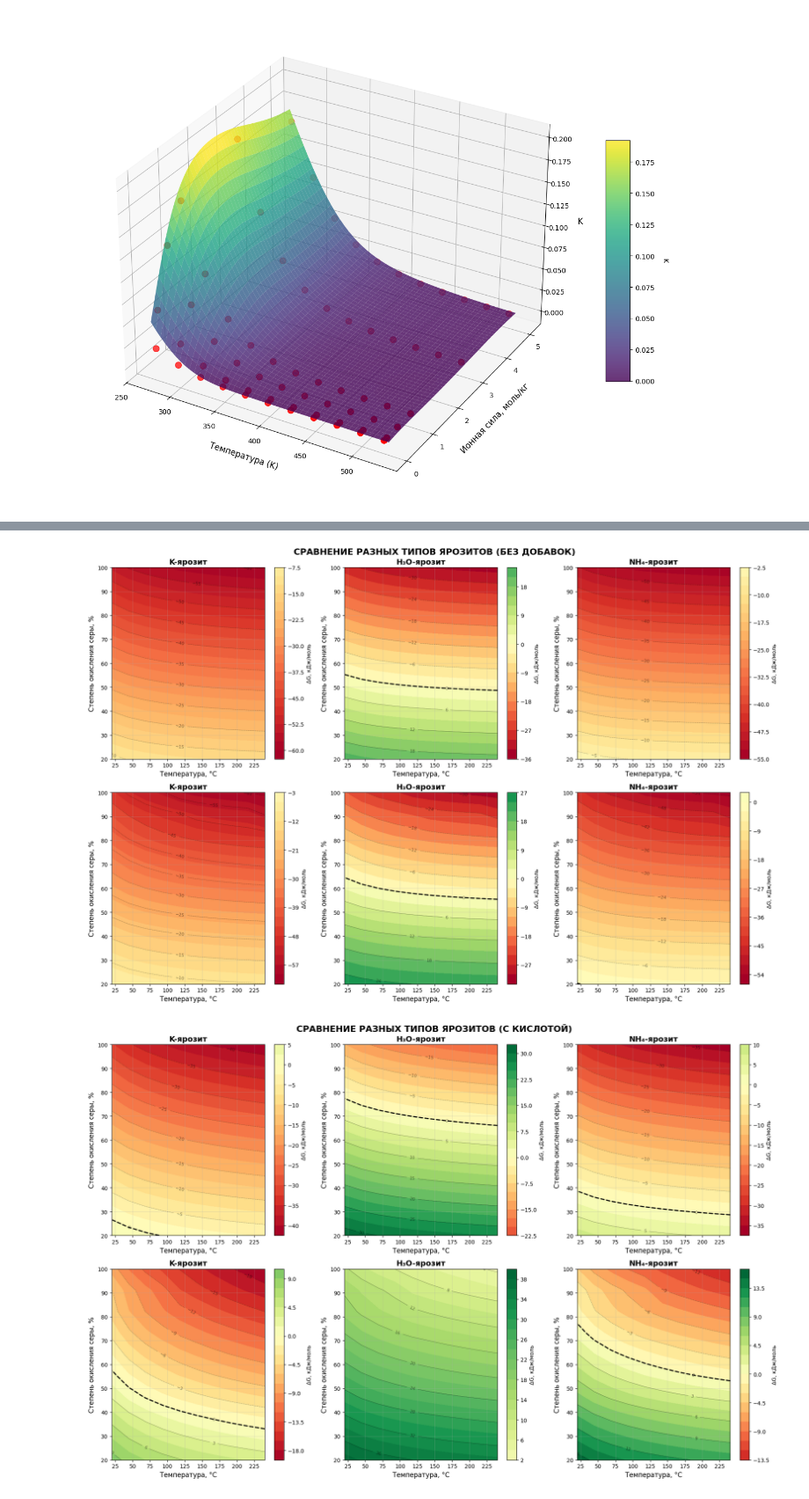
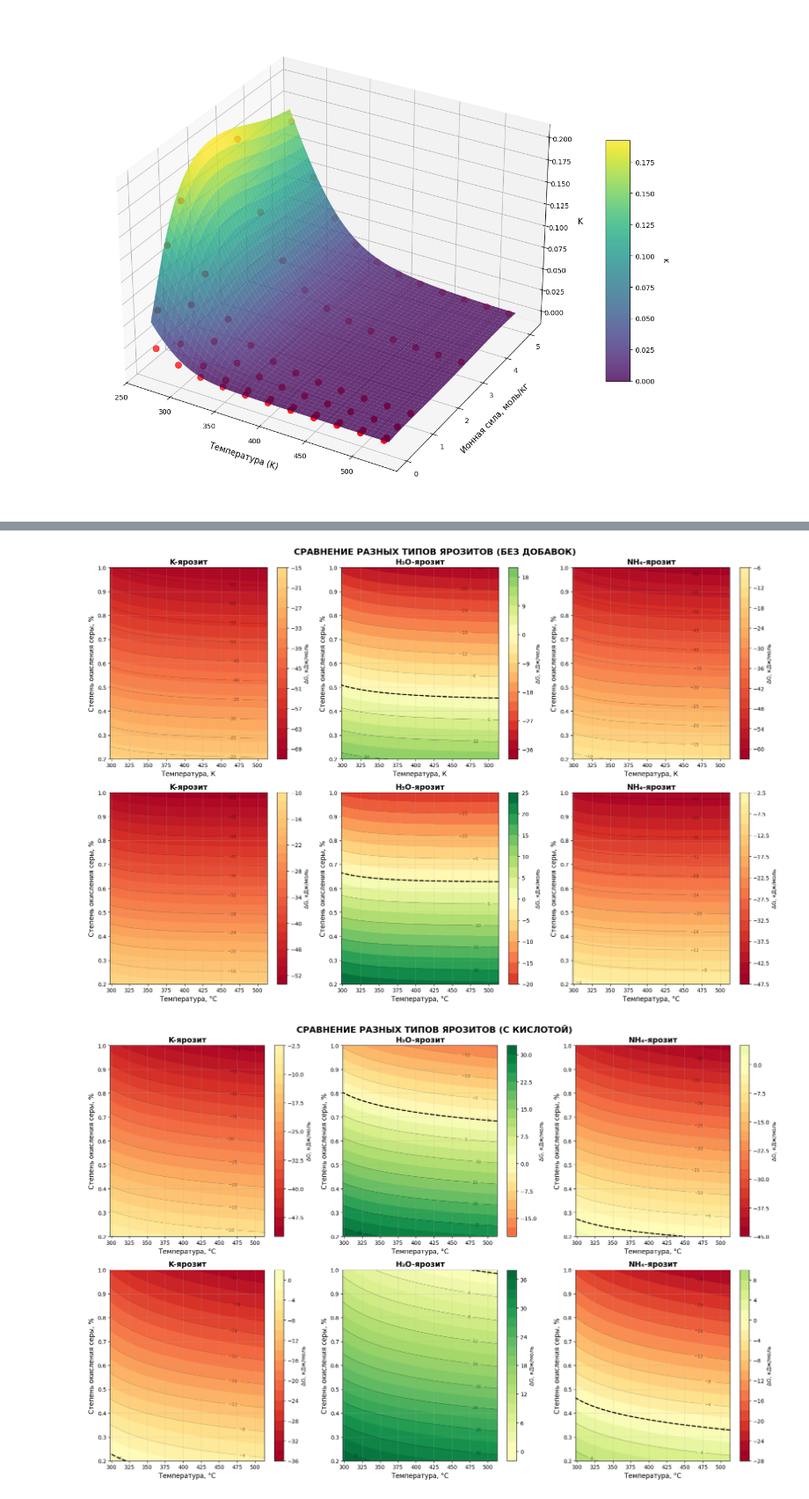
Before and after one commit to MariiaLBDVA/thermodymanic, a Jupyter notebook: notebook_new.ipynb, the cells around one changed output, grey strips where cells are left out. Shown at 88% size. Cells and saved outputs as stored; diff of their text form; code cells hidden in the pictures.

```diff
--- a/notebook_new.ipynb
+++ b/notebook_new.ipynb
@@ -40,8 +46,8 @@ T_values = np.linspace(298.15, 513.15, 50)
 S_Ox_values = np.linspace(0.2, 1, 50)
 
 # Для построения трехмерных графиков
-T_grid, S_Ox_grid = np.meshgrid(T_values, S_Ox_values)
-
+X, Y = np.meshgrid(T_values, S_Ox_values)
+temp_c = T_values - 273.15
 # Получить параметры ярозитов
 jarosite_params = get_jarosite_params(molar_masses)
 
@@ -103,6 +109,7 @@ print(results_df)
 9     H2SO4                  98.077
 10    MgSO4                 120.366
 # %%
+water_props = WaterPropertiesInterpolator()
 # Вычисляем значения
 density_values = [water_props.get_density(T) for T in T_values]
 epsilon_values = [water_props.get_dielectric(T) for T in T_values]
@@ -407,7 +508,7 @@ for j_type in jarosite_types:
     for scenario in scenarios:
         results[j_type][scenario] = {
             'report': np.empty((len(S_Ox_values), len(T_values)), dtype=object),
-            'balance_check': np.empty((len(S_Ox_values), len(T_values)), dtype=object)
+            #'balance_check': np.empty((len(S_Ox_values), len(T_values)), dtype=object)
         }
 # %%
 
@@ -588,16 +635,14 @@ fig_compare.suptitle('СРАВНЕНИЕ РАЗНЫХ ТИПОВ ЯРОЗИТО
                      fontsize=16, fontweight='bold')
 
 
-X, Y = np.meshgrid(temps_range - 273.15, S_Ox_range * 100)
-
 scenario = 'no_add'
 
 for idx, j_type in enumerate(jarosite_types):
     ax = axes_compare[0, idx]
 
-    dG_data = np.zeros((len(S_Ox_range), len(temps_range)))
-    for i in range(len(S_Ox_range)):
-        for j in range(len(temps_range)):
+    dG_data = np.zeros((len(S_Ox_values), len(T_values)))
+    for i in range(len(S_Ox_values)):
+        for j in range(len(T_values)):
             dG_data[i, j] = results[j_type][scenario]['report'][i, j]['dG_simple']
 
     max_abs = np.max(np.abs(dG_data))
@@ -612,7 +657,7 @@ for idx, j_type in enumerate(jarosite_types):
 
     ax.contour(X, Y, dG_data.T, levels=[0], colors='black', linewidths=2, linestyles='--')
 
-    ax.set_xlabel('Температура, °C', fontsize=12)
+    ax.set_xlabel('Температура, К', fontsize=12)
 
     ax.set_ylabel('Степень окисления серы, %', fontsize=12)
 
@@ -624,9 +669,9 @@ for idx, j_type in enumerate(jarosite_types):
 for idx, j_type in enumerate(jarosite_types):
     ax = axes_compare[1, idx]
 
-    dG_data = np.zeros((len(S_Ox_range), len(temps_range)))
-    for i in range(len(S_Ox_range)):
-        for j in range(len(temps_range)):
+    dG_data = np.zeros((len(S_Ox_values), len(T_values)))
+    for i in range(len(S_Ox_values)):
+        for j in range(len(T_values)):
             dG_data[i, j] = results[j_type][scenario]['report'][i, j]['dG_full']
 
     max_abs = np.max(np.abs(dG_data))
@@ -650,7 +695,7 @@ for idx, j_type in enumerate(jarosite_types):
 plt.tight_layout()
 plt.show()
 # %% [output]
-[figure, old version]
+[figure, new version]
 # %%
 
 fig_compare, axes_compare = plt.subplots(2, 3, figsize=(18, 12))
@@ -658,16 +703,14 @@ fig_compare.suptitle('СРАВНЕНИЕ РАЗНЫХ ТИПОВ ЯРОЗИТО
                      fontsize=16, fontweight='bold')
 
 
-X, Y = np.meshgrid(temps_range - 273.15, S_Ox_range * 100)
-
 scenario = 'with_acid'
 
 for idx, j_type in enumerate(jarosite_types):
     ax = axes_compare[0, idx]
 
-    dG_data = np.zeros((len(S_Ox_range), len(temps_range)))
-    for i in range(len(S_Ox_range)):
-        for j in range(len(temps_range)):
+    dG_data = np.zeros((len(S_Ox_values), len(T_values)))
+    for i in range(len(S_Ox_values)):
+        for j in range(len(T_values)):
             dG_data[i, j] = results[j_type][scenario]['report'][i, j]['dG_simple']
 
     max_abs = np.max(np.abs(dG_data))
@@ -691,37 +734,37 @@ for idx, j_type in enumerate(jarosite_types):
     ax.grid(True, alpha=0.3)
 
 
 for idx, j_type in enumerate(jarosite_types):
     ax = axes_compare[1, idx]
 
-    dG_data = np.zeros((len(S_Ox_range), len(temps_range)))
-    for i in range(len(S_Ox_range)):
-        for j in range(len(temps_range)):
+    dG_data = np.zeros((len(S_Ox_values), len(T_values)))
+    for i in range(len(S_Ox_values)):
+        for j in range(len(T_values)):
             dG_data[i, j] = results[j_type][scenario]['report'][i, j]['dG_full']
 
     # Находим максимум для симметричной шкалы
     max_abs = np.max(np.abs(dG_data))
 
     contour = ax.contourf(X, Y, dG_data.T, levels=20, cmap='RdYlGn',
                           vmin=-max_abs, vmax=max_abs)
     plt.colorbar(contour, ax=ax, label='ΔG, кДж/моль')
 
     contour_lines = ax.contour(X, Y, dG_data.T, levels=10, colors='black', linewidths=0.5, alpha=0.5)
     ax.clabel(contour_lines, inline=True, fontsize=8)
 
     ax.contour(X, Y, dG_data.T, levels=[0], colors='black', linewidths=2, linestyles='--')
 
     ax.set_xlabel('Температура, °C', fontsize=12)
 
     ax.set_ylabel('Степень окисления серы, %', fontsize=12)
 
     ax.set_title(jarosite_params[j_type]['name'], fontsize=14, fontweight='bold')
     ax.grid(True, alpha=0.3)
 
 plt.tight_layout()
 plt.show()
 # %% [output]
-[figure, old version]
+[figure, new version]
 # %%
 
 fig_compare, axes_compare = plt.subplots(2, 3, figsize=(18, 12))
```
Also changed, not shown: parts of 17 cells of this notebook, 4 other files.
